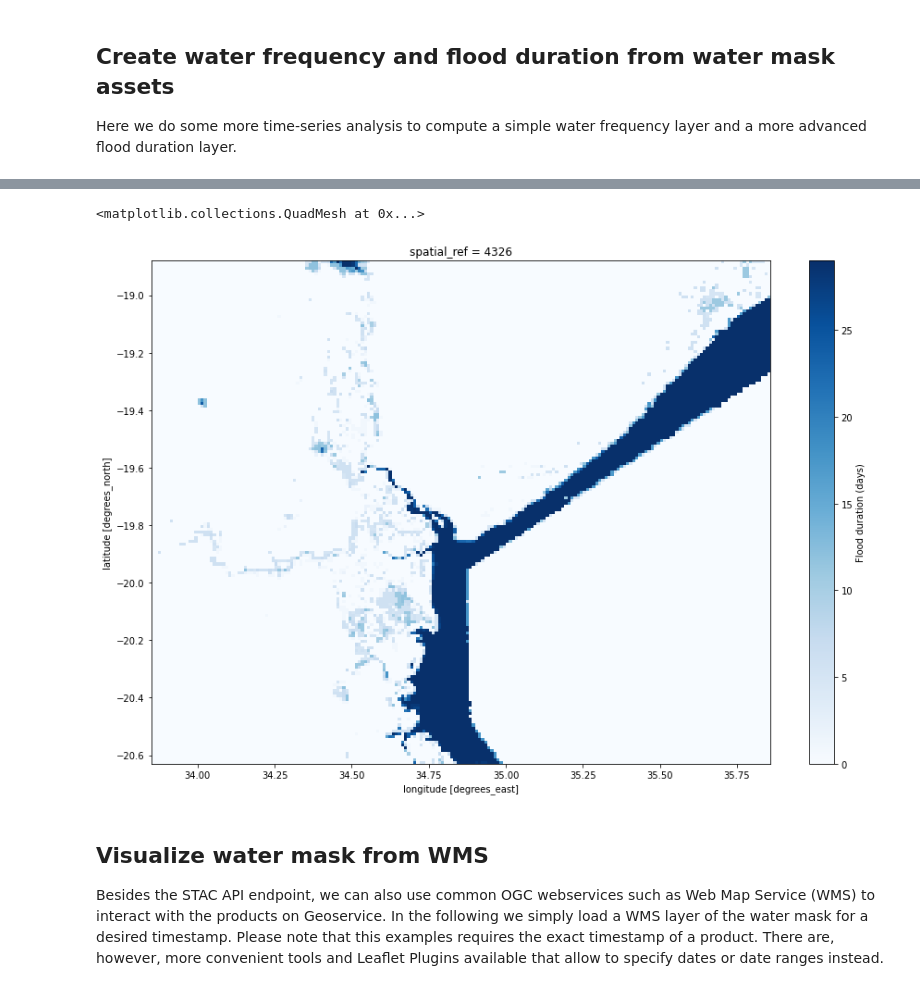
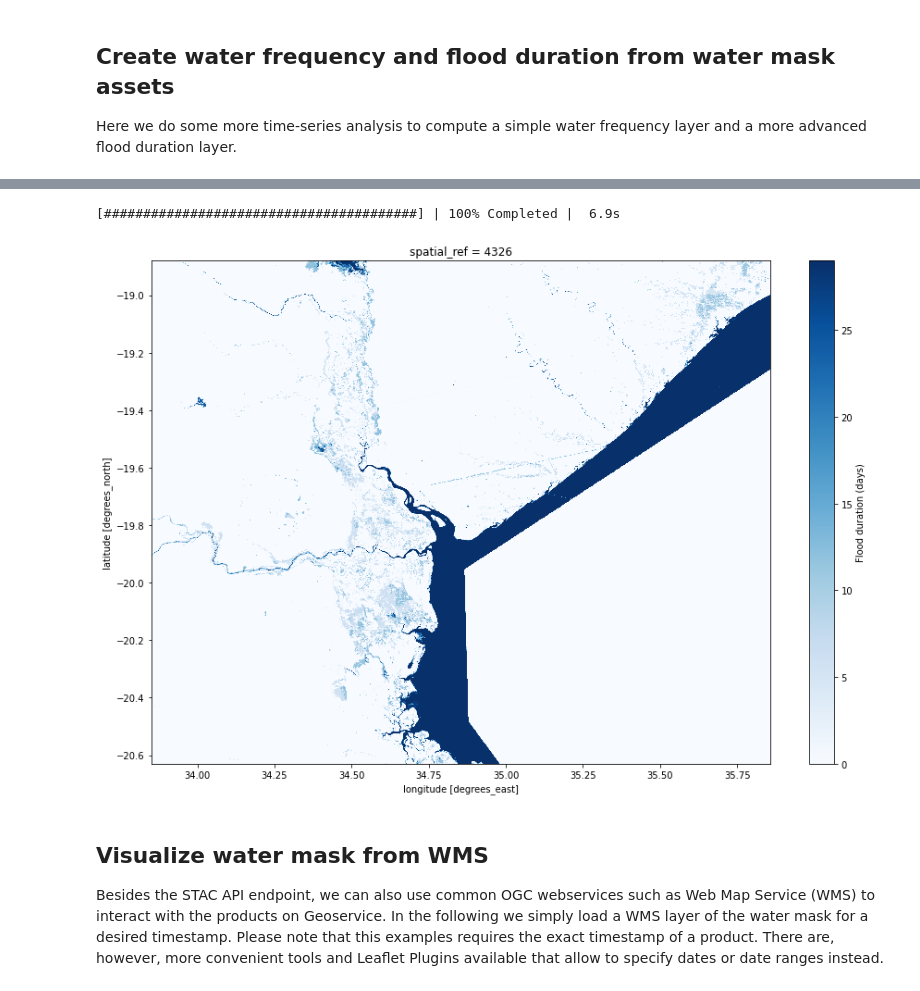
Before and after one commit to dlr-eoc/ukis-data-tutorials, a Jupyter notebook: water/access_data4human.ipynb, the cells around one changed output, grey strips where cells are left out. Drawn from its saved outputs; the diff is of its cells as text; code cells hidden in the pictures.

```diff
--- a/water/access_data4human.ipynb
+++ b/water/access_data4human.ipynb
@@ -95,10 +96,11 @@ items_ds = stac_load(
     items,
     bands=["WATER", "VALID"],
     crs="EPSG:4326",
-    resolution=0.01,
+    resolution=0.001,
     lon=(bbox[0], bbox[2]),
     lat=(bbox[1], bbox[3]),
     skip_broken_datasets=True,
+    chunks={"latitude": 2048, "longitude": 2048},
 )
 print(items_ds)
 # %% [output]
@@ -128,6 +130,8 @@ In the following we use the valid pixel mask assets to compute the number of val
 # sum valid masks along time dimension to compute number of valid observations
 coverage = items_ds["VALID"].sum(dim="time")
 
-# plot coveragemask
-coverage.plot(size=10, cbar_kwargs={'label': "Coverage (valid observations)"})
+# compute and plot coveragemask
+with dask.diagnostics.ProgressBar():
+    data = coverage.compute()
+    data.plot(size=10, cbar_kwargs={'label': "Coverage (valid observations)"})
 # %% [output]
@@ -140,6 +144,8 @@ Here we get the maximum value along time dimension to mosaic all water masks ass
 # get maximum value along time dimension to mosaic water masks
 mosaic = items_ds["WATER"].max(dim="time")
 
-# plot mosaic
-mosaic.plot(size=10, cmap="Blues", add_colorbar=False)
+# compute and plot mosaic
+with dask.diagnostics.ProgressBar():
+    data = mosaic.compute()
+    data.plot(size=10, cmap="Blues", add_colorbar=False)
 # %% [output]
@@ -152,6 +158,8 @@ Here we do some more time-series analysis to compute a simple water frequency la
 # sum water masks along time axis and divide by the number of valid observations
 frequency = items_ds["WATER"].sum(dim="time") / items_ds["VALID"].sum(dim="time")
 
-# plot frequency
-frequency.plot(size=10, cmap="Blues", vmin=0, vmax=1, cbar_kwargs={'label': "Relative water frequency"})
+# compute and plot frequency
+with dask.diagnostics.ProgressBar():
+    data = frequency.compute()
+    data.plot(size=10, cmap="Blues", vmin=0, vmax=1, cbar_kwargs={'label': "Relative water frequency"})
 # %% [output]
@@ -175,18 +168,20 @@ frequency.plot(size=10, cmap="Blues", vmin=0, vmax=1, cbar_kwargs={'label': "Rel
 # %%
 # combine water and valid masks
 # forward fill water masks where no valid observations are available
 # set remaining nan values (at first timestamp) to 0
-water_ds = items_ds_clip["WATER"].where(items_ds_clip["VALID"] == 1).ffill(dim="time").fillna(0)
+water_ds = items_ds["WATER"].where(items_ds["VALID"] == 1).ffill(dim="time").fillna(0)
 
 # resample water masks to daily temporal resolution using forward fill and sum up
 # this effectively provides us with the total flood duration in the requested reference time period
 duration = water_ds.resample(time="1D").ffill().sum(dim="time")
 
-# plot duration
-duration.plot(size=10, cmap="Blues", cbar_kwargs={'label': "Flood duration (days)"})
+# compute and plot duration
+with dask.diagnostics.ProgressBar():
+    data = duration.compute()
+    data.plot(size=10, cmap="Blues", cbar_kwargs={'label': "Flood duration (days)"})
 # %% [output]
-<matplotlib.collections.QuadMesh at 0x...>
+[########################################] | 100% Completed |  6.9s
-[figure, old version]
+[figure, new version]
 # %% [markdown]
 ## Visualize water mask from WMS
 Besides the STAC API endpoint, we can also use common OGC webservices such as Web Map Service (WMS) to interact with the products on Geoservice. In the following we simply load a WMS layer of the water mask for a desired timestamp. Please note that this examples requires the exact timestamp of a product. There are, however, more convenient tools and Leaflet Plugins available that allow to specify dates or date ranges instead.
```
Also changed, not shown: parts of 10 cells of this notebook, 1 other file.
